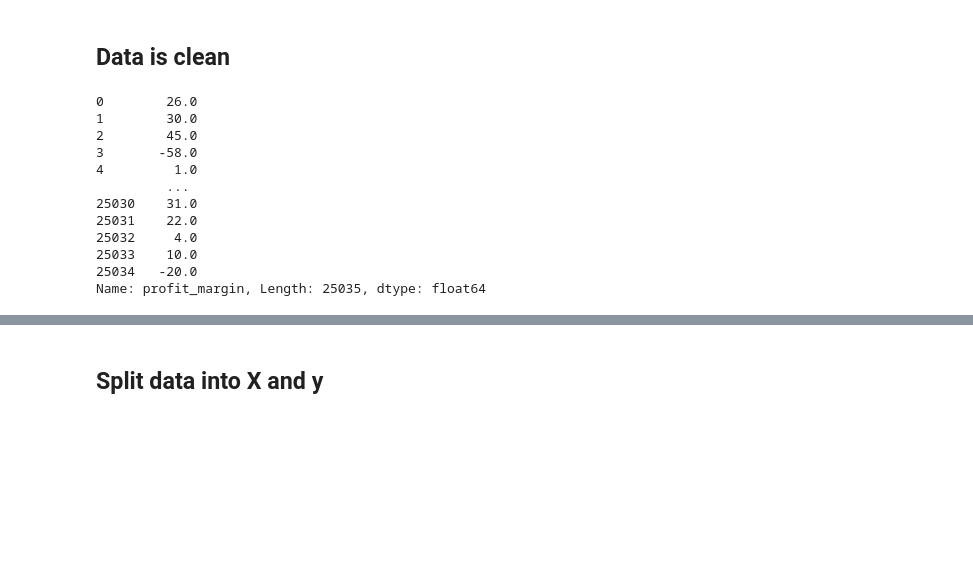
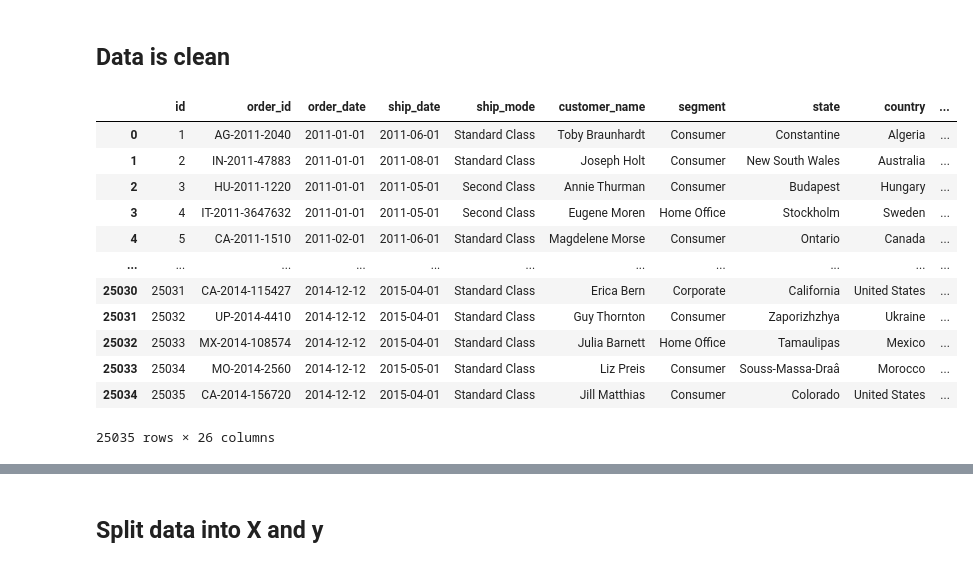
Before and after one commit to Mipjeiger/Supermarket-Sales, a Jupyter notebook: Production/EDA/02_fraud_prediction.ipynb, the cells around one changed output, grey strips where cells are left out. Drawn from its saved outputs; the diff is of its cells as text; code cells hidden in the pictures; blank space fills up the shorter version.

```diff
--- a/Production/EDA/02_fraud_prediction.ipynb
+++ b/Production/EDA/02_fraud_prediction.ipynb
@@ -138,17 +125,18 @@ Name: proportion, dtype: float64
 # %% [markdown]
 ## Data is clean
 # %%
-df['profit_margin']
+df
 # %% [output]
+|  | id | order_id | order_date | ship_date | ship_mode | customer_name | segment | state | country | ... |
+| 0 | 1 | AG-2011-2040 | 2011-01-01 | 2011-06-01 | Standard Class | Toby Braunhardt | Consumer | Constantine | Algeria | ... |
+| 1 | 2 | IN-2011-47883 | 2011-01-01 | 2011-08-01 | Standard Class | Joseph Holt | Consumer | New South Wales | Australia | ... |
+| 2 | 3 | HU-2011-1220 | 2011-01-01 | 2011-05-01 | Second Class | Annie Thurman | Consumer | Budapest | Hungary | ... |
+| 3 | 4 | IT-2011-3647632 | 2011-01-01 | 2011-05-01 | Second Class | Eugene Moren | Home Office | Stockholm | Sweden | ... |
+| 4 | 5 | CA-2011-1510 | 2011-02-01 | 2011-06-01 | Standard Class | Magdelene Morse | Consumer | Ontario | Canada | ... |
+| ... | ... | ... | ... | ... | ... | ... | ... | ... | ... | ... |
+| 25030 | 25031 | CA-2014-115427 | 2014-12-12 | 2015-04-01 | Standard Class | Erica Bern | Corporate | California | United States | ... |
+| 25031 | 25032 | UP-2014-4410 | 2014-12-12 | 2015-04-01 | Standard Class | Guy Thornton | Consumer | Zaporizhzhya | Ukraine | ... |
+| 25032 | 25033 | MX-2014-108574 | 2014-12-12 | 2015-04-01 | Standard Class | Julia Barnett | Home Office | Tamaulipas | Mexico | ... |
+| 25033 | 25034 | MO-2014-2560 | 2014-12-12 | 2015-05-01 | Standard Class | Liz Preis | Consumer | Souss-Massa-Draâ | Morocco | ... |
+| 25034 | 25035 | CA-2014-156720 | 2014-12-12 | 2015-04-01 | Standard Class | Jill Matthias | Consumer | Colorado | United States | ... |
-0        26.0
-1        30.0
-2        45.0
-3       -58.0
-4         1.0
-         ...
-25030    31.0
-25031    22.0
-25032     4.0
-25033    10.0
-25034   -20.0
-Name: profit_margin, Length: 25035, dtype: float64
+25035 rows × 26 columns
```
Also changed, not shown: parts of 17 cells of this notebook, 3 other files.
